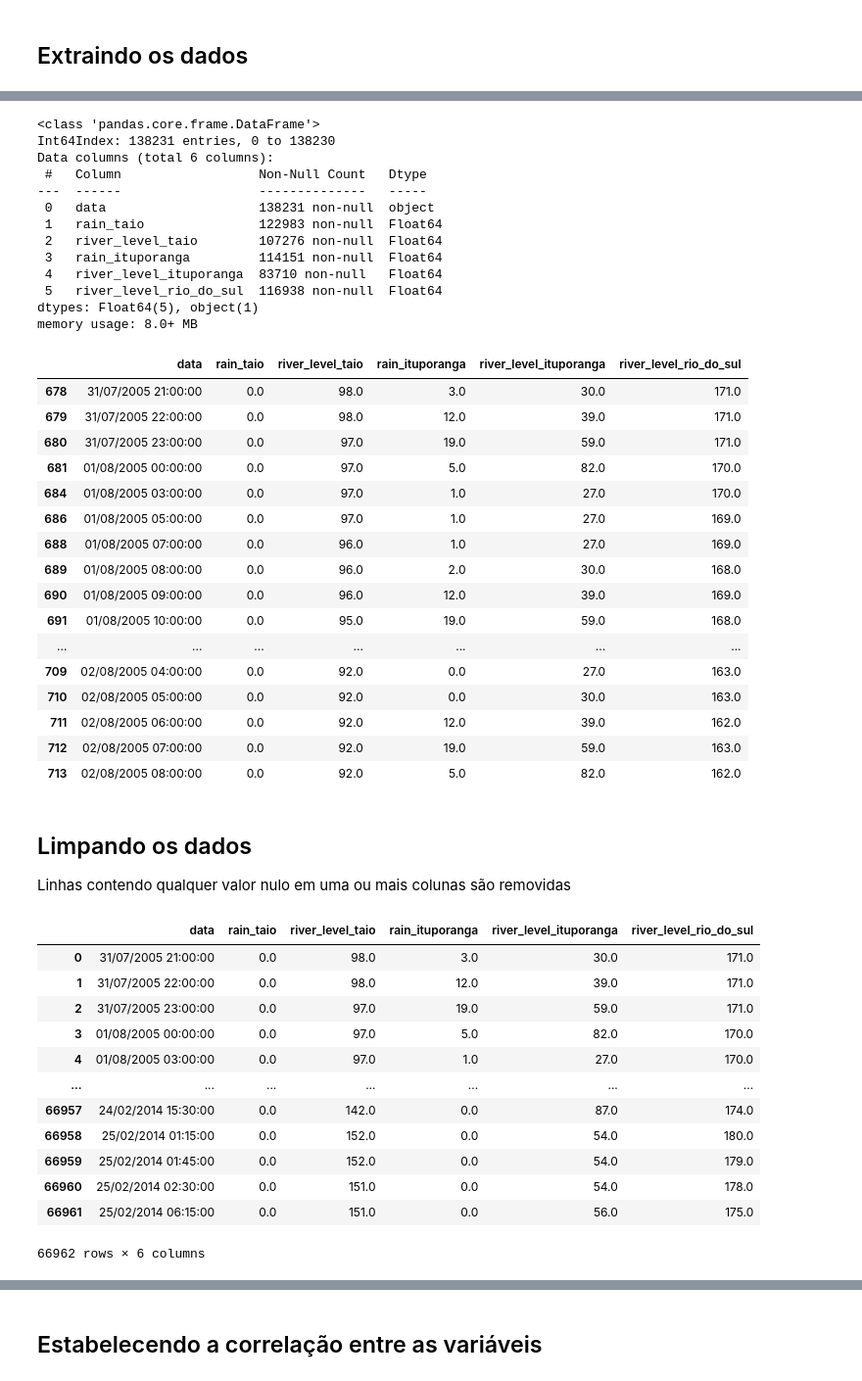
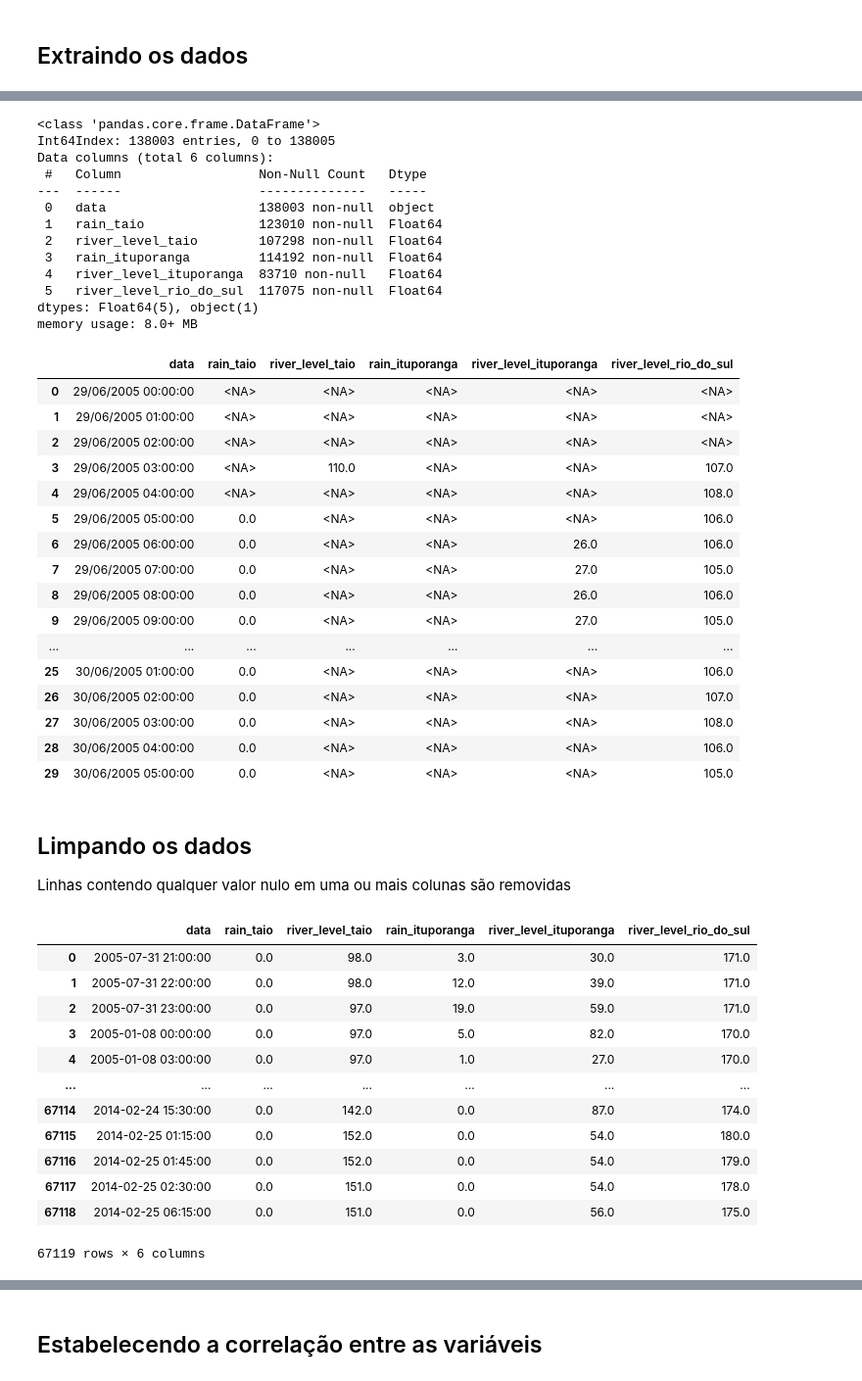
Before and after one commit to FelipeGXavier/ml, a Jupyter notebook: linear-regression/river-predict/analise_chuva_regressao.ipynb, the cells around one changed output, grey strips where cells are left out. Shown: that part at 98% size. Saved outputs shown, nothing was run; the diff lists cells and outputs as text; code cells hidden in the pictures.

Commit message:
fix: date column

```diff
--- a/linear-regression/river-predict/analise_chuva_regressao.ipynb
+++ b/linear-regression/river-predict/analise_chuva_regressao.ipynb
@@ -12,9 +15,10 @@ rain_sensor_column_name = '.........Data e Hora..........Chuva (mm)'
 # %%
 def get_df_from_txt(filename, header, target):
     df = pd.read_table(filename)
-    df_info = df[header].str.split('                 ')
-    df['data'] = df_info.str.get(0).transform(lambda x: x.strip())
-    df[target] = df_info.str.get(1)
+    df_info = df[header].str.replace(' +', ' ', regex=True)
+    df_info = df_info.str.split(' ')
+    df['data'] = df_info.str.get(1) + " " + df_info.str.get(2).transform(lambda x: x.strip())
+    df[target] = df_info.str.get(3)
     df[target] = pd.to_numeric(df[target], errors='coerce').astype('Float64')
     df.drop(header, inplace=True, axis=1)
     return df
@@ -34,60 +41,62 @@ df = pd.merge(rain_taio, river_level_taio, how = 'outer')
 df = pd.merge(df, rain_ituporanga, how = 'outer')
 df = pd.merge(df, river_level_ituporanga, how = 'outer')
 df = pd.merge(df, river_level_rio_do_sul, how = 'outer')
+df = df[df.apply(lambda x: True if (len(x.data)) == 19 else False,axis=1)]
 df.info()
 # %% [output]
 <class 'pandas.core.frame.DataFrame'>
-Int64Index: 138231 entries, 0 to 138230
+Int64Index: 138003 entries, 0 to 138005
 Data columns (total 6 columns):
  #   Column                  Non-Null Count   Dtype
 ---  ------                  --------------   -----
- 0   data                    138231 non-null  object
- 1   rain_taio               122983 non-null  Float64
- 2   river_level_taio        107276 non-null  Float64
- 3   rain_ituporanga         114151 non-null  Float64
+ 0   data                    138003 non-null  object
+ 1   rain_taio               123010 non-null  Float64
+ 2   river_level_taio        107298 non-null  Float64
+ 3   rain_ituporanga         114192 non-null  Float64
  4   river_level_ituporanga  83710 non-null   Float64
- 5   river_level_rio_do_sul  116938 non-null  Float64
+ 5   river_level_rio_do_sul  117075 non-null  Float64
 dtypes: Float64(5), object(1)
 memory usage: 8.0+ MB
 # %%
 df.head(30)
 # %% [output]
 |  | data | rain_taio | river_level_taio | rain_ituporanga | river_level_ituporanga | river_level_rio_do_sul |
-| 678 | 31/07/2005 21:00:00 | 0.0 | 98.0 | 3.0 | 30.0 | 171.0 |
-| 679 | 31/07/2005 22:00:00 | 0.0 | 98.0 | 12.0 | 39.0 | 171.0 |
-| 680 | 31/07/2005 23:00:00 | 0.0 | 97.0 | 19.0 | 59.0 | 171.0 |
-| 681 | 01/08/2005 00:00:00 | 0.0 | 97.0 | 5.0 | 82.0 | 170.0 |
-| 684 | 01/08/2005 03:00:00 | 0.0 | 97.0 | 1.0 | 27.0 | 170.0 |
-| 686 | 01/08/2005 05:00:00 | 0.0 | 97.0 | 1.0 | 27.0 | 169.0 |
-| 688 | 01/08/2005 07:00:00 | 0.0 | 96.0 | 1.0 | 27.0 | 169.0 |
-| 689 | 01/08/2005 08:00:00 | 0.0 | 96.0 | 2.0 | 30.0 | 168.0 |
-| 690 | 01/08/2005 09:00:00 | 0.0 | 96.0 | 12.0 | 39.0 | 169.0 |
-| 691 | 01/08/2005 10:00:00 | 0.0 | 95.0 | 19.0 | 59.0 | 168.0 |
+| 0 | 29/06/2005 00:00:00 | <NA> | <NA> | <NA> | <NA> | <NA> |
+| 1 | 29/06/2005 01:00:00 | <NA> | <NA> | <NA> | <NA> | <NA> |
+| 2 | 29/06/2005 02:00:00 | <NA> | <NA> | <NA> | <NA> | <NA> |
+| 3 | 29/06/2005 03:00:00 | <NA> | 110.0 | <NA> | <NA> | 107.0 |
+| 4 | 29/06/2005 04:00:00 | <NA> | <NA> | <NA> | <NA> | 108.0 |
+| 5 | 29/06/2005 05:00:00 | 0.0 | <NA> | <NA> | <NA> | 106.0 |
+| 6 | 29/06/2005 06:00:00 | 0.0 | <NA> | <NA> | 26.0 | 106.0 |
+| 7 | 29/06/2005 07:00:00 | 0.0 | <NA> | <NA> | 27.0 | 105.0 |
+| 8 | 29/06/2005 08:00:00 | 0.0 | <NA> | <NA> | 26.0 | 106.0 |
+| 9 | 29/06/2005 09:00:00 | 0.0 | <NA> | <NA> | 27.0 | 105.0 |
 | ... | ... | ... | ... | ... | ... | ... |
-| 709 | 02/08/2005 04:00:00 | 0.0 | 92.0 | 0.0 | 27.0 | 163.0 |
-| 710 | 02/08/2005 05:00:00 | 0.0 | 92.0 | 0.0 | 30.0 | 163.0 |
-| 711 | 02/08/2005 06:00:00 | 0.0 | 92.0 | 12.0 | 39.0 | 162.0 |
-| 712 | 02/08/2005 07:00:00 | 0.0 | 92.0 | 19.0 | 59.0 | 163.0 |
-| 713 | 02/08/2005 08:00:00 | 0.0 | 92.0 | 5.0 | 82.0 | 162.0 |
+| 25 | 30/06/2005 01:00:00 | 0.0 | <NA> | <NA> | <NA> | 106.0 |
+| 26 | 30/06/2005 02:00:00 | 0.0 | <NA> | <NA> | <NA> | 107.0 |
+| 27 | 30/06/2005 03:00:00 | 0.0 | <NA> | <NA> | <NA> | 108.0 |
+| 28 | 30/06/2005 04:00:00 | 0.0 | <NA> | <NA> | <NA> | 106.0 |
+| 29 | 30/06/2005 05:00:00 | 0.0 | <NA> | <NA> | <NA> | 105.0 |
 # %% [markdown]
 ## Limpando os dados
 
 Linhas contendo qualquer valor nulo em uma ou mais colunas são removidas
 # %%
 df = df.dropna(how='any')
+df['data'] = df['data'].apply(lambda x: pd.to_datetime(x))
 df.reset_index(drop = True)
 # %% [output]
 |  | data | rain_taio | river_level_taio | rain_ituporanga | river_level_ituporanga | river_level_rio_do_sul |
-| 0 | 31/07/2005 21:00:00 | 0.0 | 98.0 | 3.0 | 30.0 | 171.0 |
-| 1 | 31/07/2005 22:00:00 | 0.0 | 98.0 | 12.0 | 39.0 | 171.0 |
-| 2 | 31/07/2005 23:00:00 | 0.0 | 97.0 | 19.0 | 59.0 | 171.0 |
-| 3 | 01/08/2005 00:00:00 | 0.0 | 97.0 | 5.0 | 82.0 | 170.0 |
-| 4 | 01/08/2005 03:00:00 | 0.0 | 97.0 | 1.0 | 27.0 | 170.0 |
+| 0 | 2005-07-31 21:00:00 | 0.0 | 98.0 | 3.0 | 30.0 | 171.0 |
+| 1 | 2005-07-31 22:00:00 | 0.0 | 98.0 | 12.0 | 39.0 | 171.0 |
+| 2 | 2005-07-31 23:00:00 | 0.0 | 97.0 | 19.0 | 59.0 | 171.0 |
+| 3 | 2005-01-08 00:00:00 | 0.0 | 97.0 | 5.0 | 82.0 | 170.0 |
+| 4 | 2005-01-08 03:00:00 | 0.0 | 97.0 | 1.0 | 27.0 | 170.0 |
 | ... | ... | ... | ... | ... | ... | ... |
-| 66957 | 24/02/2014 15:30:00 | 0.0 | 142.0 | 0.0 | 87.0 | 174.0 |
-| 66958 | 25/02/2014 01:15:00 | 0.0 | 152.0 | 0.0 | 54.0 | 180.0 |
-| 66959 | 25/02/2014 01:45:00 | 0.0 | 152.0 | 0.0 | 54.0 | 179.0 |
-| 66960 | 25/02/2014 02:30:00 | 0.0 | 151.0 | 0.0 | 54.0 | 178.0 |
-| 66961 | 25/02/2014 06:15:00 | 0.0 | 151.0 | 0.0 | 56.0 | 175.0 |
+| 67114 | 2014-02-24 15:30:00 | 0.0 | 142.0 | 0.0 | 87.0 | 174.0 |
+| 67115 | 2014-02-25 01:15:00 | 0.0 | 152.0 | 0.0 | 54.0 | 180.0 |
+| 67116 | 2014-02-25 01:45:00 | 0.0 | 152.0 | 0.0 | 54.0 | 179.0 |
+| 67117 | 2014-02-25 02:30:00 | 0.0 | 151.0 | 0.0 | 54.0 | 178.0 |
+| 67118 | 2014-02-25 06:15:00 | 0.0 | 151.0 | 0.0 | 56.0 | 175.0 |
-66962 rows × 6 columns
+67119 rows × 6 columns
 # %%
```
Also changed, not shown: parts of 13 cells of this notebook.
